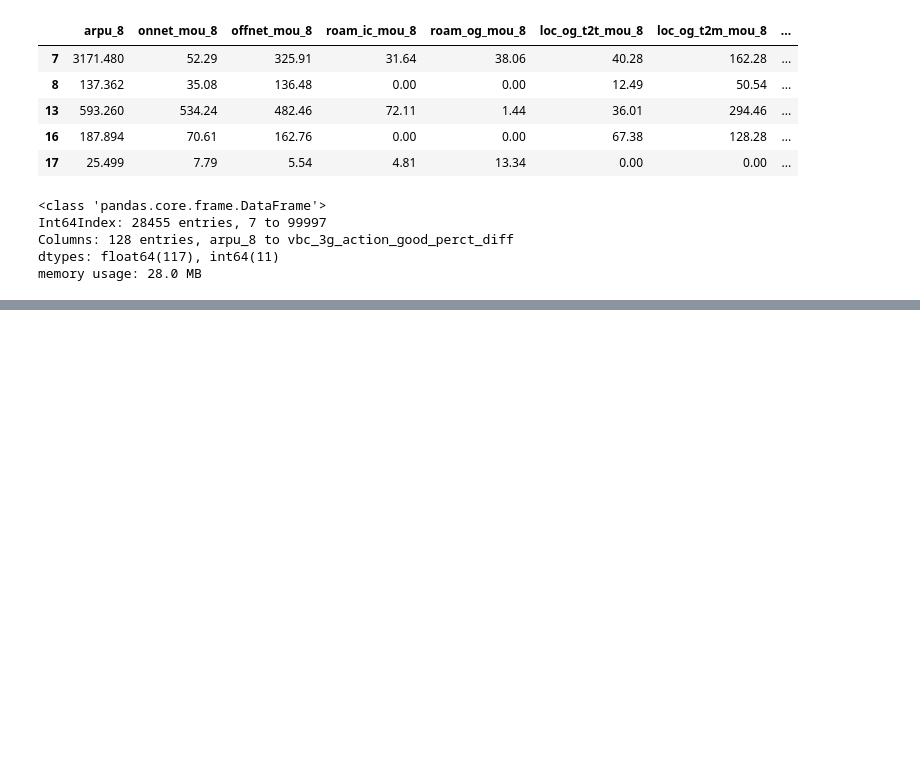
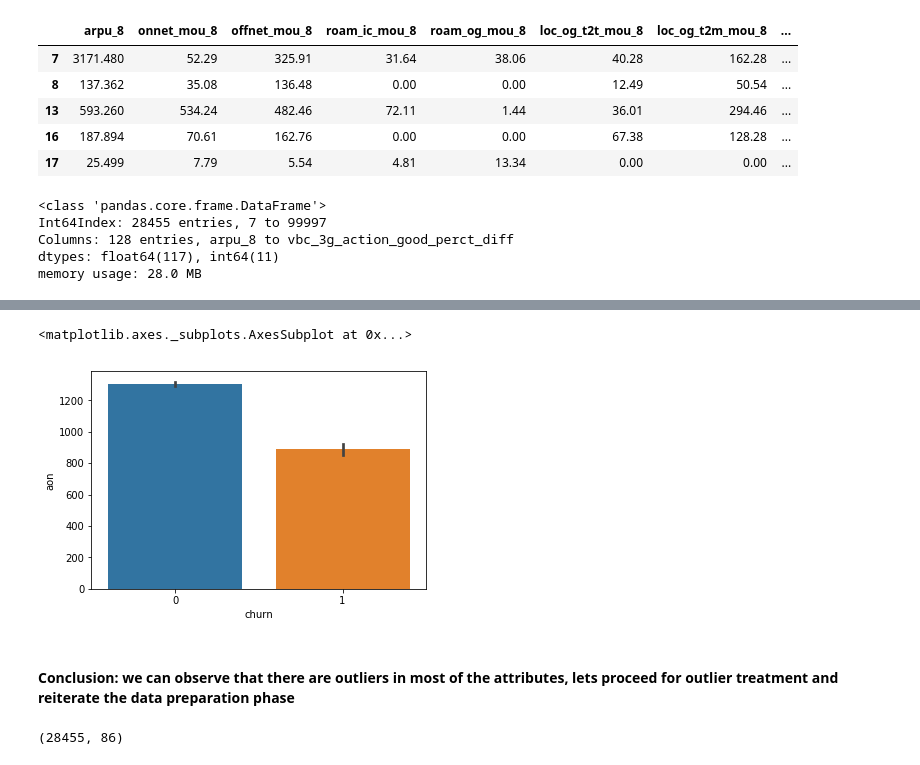
Before and after one commit to murthy605/TelecomChurn, a Jupyter notebook: Hari_Krishna_TelecomChurnCaseStudy.ipynb, the cells around one changed output, grey strips where cells are left out. Saved outputs shown, nothing was run; the diff lists cells and outputs as text; code cells hidden in the pictures; blank space fills up the shorter version.

```diff
--- a/Hari_Krishna_TelecomChurnCaseStudy.ipynb
+++ b/Hari_Krishna_TelecomChurnCaseStudy.ipynb
@@ -405,0 +454,7 @@ memory usage: 28.0 MB
+# %%
+sns.barplot(x='churn', y='aon', data=telecom_churn_reduced_8_df)
+# %% [output]
+<matplotlib.axes._subplots.AxesSubplot at 0x...>
+[figure, added]
+# %% [markdown]
+#### Conclusion: we can observe that there are outliers in most of the attributes, lets proceed for outlier treatment and reiterate the data preparation phase
@@ -405,0 +468,4 @@ memory usage: 28.0 MB
+# %%
+telecom_churn_reduced_9_df.shape
+# %% [output]
+(28455, 86)
```
Also changed, not shown: parts of 6 cells of this notebook.
